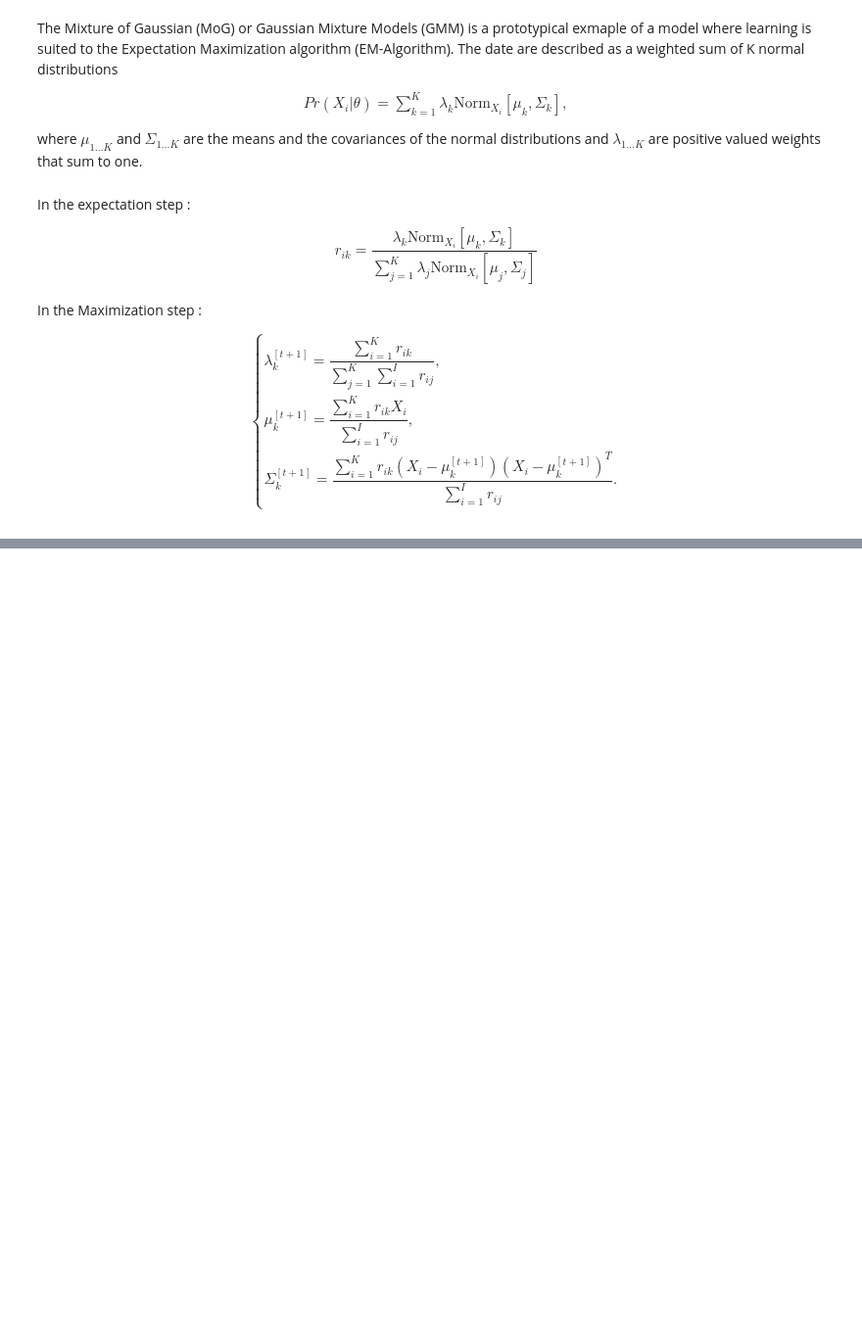
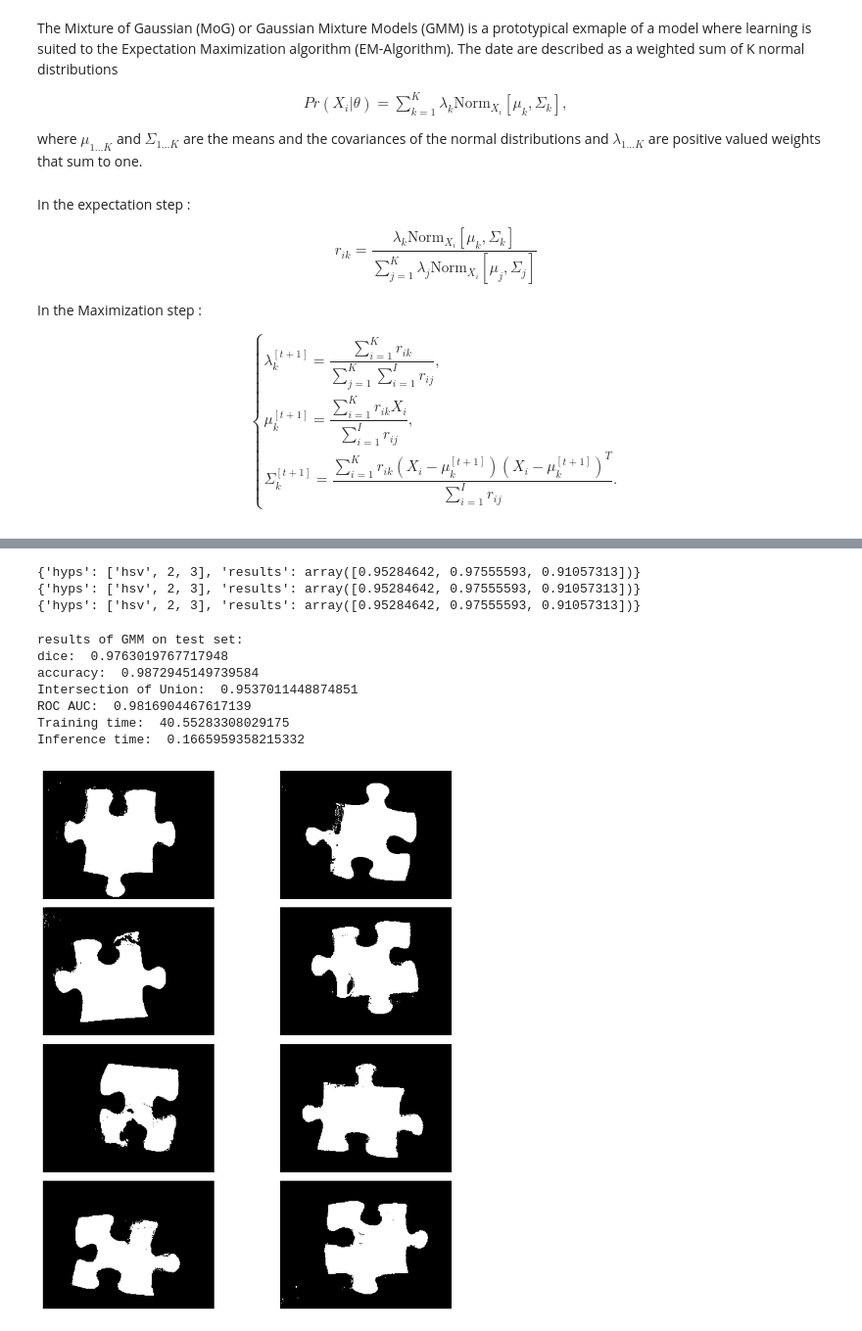
Before and after one commit to NileshArnaiya/CV-PuzzlePieces, a Jupyter notebook: GMM and Baseline/GMM.ipynb, the cells around one changed output, grey strips where cells are left out. Shown at 98% size. Saved outputs shown, nothing was run; the diff lists cells and outputs as text; code cells hidden in the pictures; blank space fills up the shorter version.

```diff
--- a/GMM and Baseline/GMM.ipynb
+++ b/GMM and Baseline/GMM.ipynb
@@ -173,0 +446,60 @@ NameError: name 'X' is not defined
+# %%
+print(highest_dice)
+print(highest_accuracy)
+print(highest_iou)
+# %% [output]
+{'hyps': ['hsv', 2, 3], 'results': array([0.95284642, 0.97555593, 0.91057313])}
+{'hyps': ['hsv', 2, 3], 'results': array([0.95284642, 0.97555593, 0.91057313])}
+{'hyps': ['hsv', 2, 3], 'results': array([0.95284642, 0.97555593, 0.91057313])}
+# %%
+#flattening images for training
+hsv_imgs_train_flat = hsv_imgs_train.reshape(-1,hsv_imgs_train.shape[3])
+msks_train_flat = msks_train.reshape(-1)
+hsv_imgs_test_flat = hsv_imgs_test.reshape(-1,hsv_imgs_test.shape[3])
+msks_test_flat = msks_test.reshape(-1)
+# %%
+#training the final GMM model
+start = time()
+gmm_back, gmm_fore = train(hsv_imgs_train_flat,msks_train_flat, num_gaussians_fore = 3,
+               num_gaussians_back = 3)
+train_time = time() - start
+# %%
+#Validation
+start = time()
+back = gmm_back.predict(hsv_imgs_test_flat)
+fore = gmm_fore.predict(hsv_imgs_test_flat)
+
+lambd =0.4
+#calculating the probaility of each pixel being in the foreground
+y_prob = (lambd * fore) / ((lambd * fore) + ((1 - lambd) * back))
+
+#thresholding the probabilities
+y_pred = (y_prob>0.5).astype(np.float32)
+inference_time = time() - start
+
+#reshaping predictions back to original image shape
+predicted_images = y_pred.reshape(msks_test.shape)
+
+#evaluation
+dice_val = dice(msks_test_flat, y_pred)
+accuracy = pixel_accuracy(msks_test_flat, y_pred)
+iou_val = iou(msks_test_flat, y_pred)
+roc_auc_val = roc_auc(msks_test_flat, y_pred)
+# %%
+print('results of GMM on test set:')
+print('dice: ',dice_val)
+print('accuracy: ', accuracy)
+print('Intersection of Union: ',iou_val)
+print('ROC AUC: ',roc_auc_val)
+print('Training time: ', train_time)
+print('Inference time: ', inference_time)
+plot_predictions(predicted_images)
+# %% [output]
+results of GMM on test set:
+dice:  0.9763019767717948
+accuracy:  0.9872945149739584
+Intersection of Union:  0.9537011448874851
+ROC AUC:  0.9816904467617139
+Training time:  40.55283308029175
+Inference time:  0.1665959358215332
+[figure, added]
```
Also changed, not shown: parts of 32 cells of this notebook, 1 other file.
